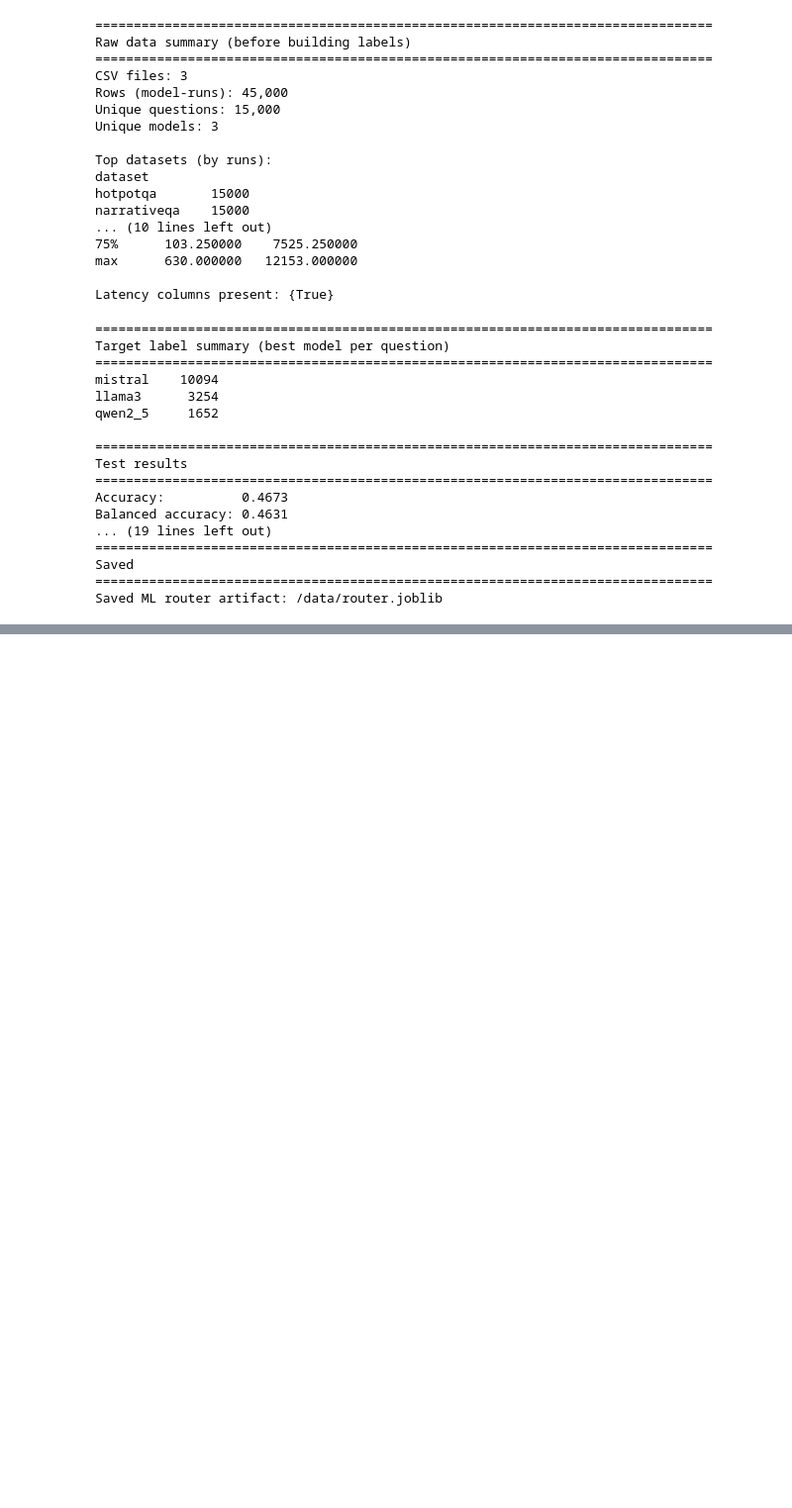
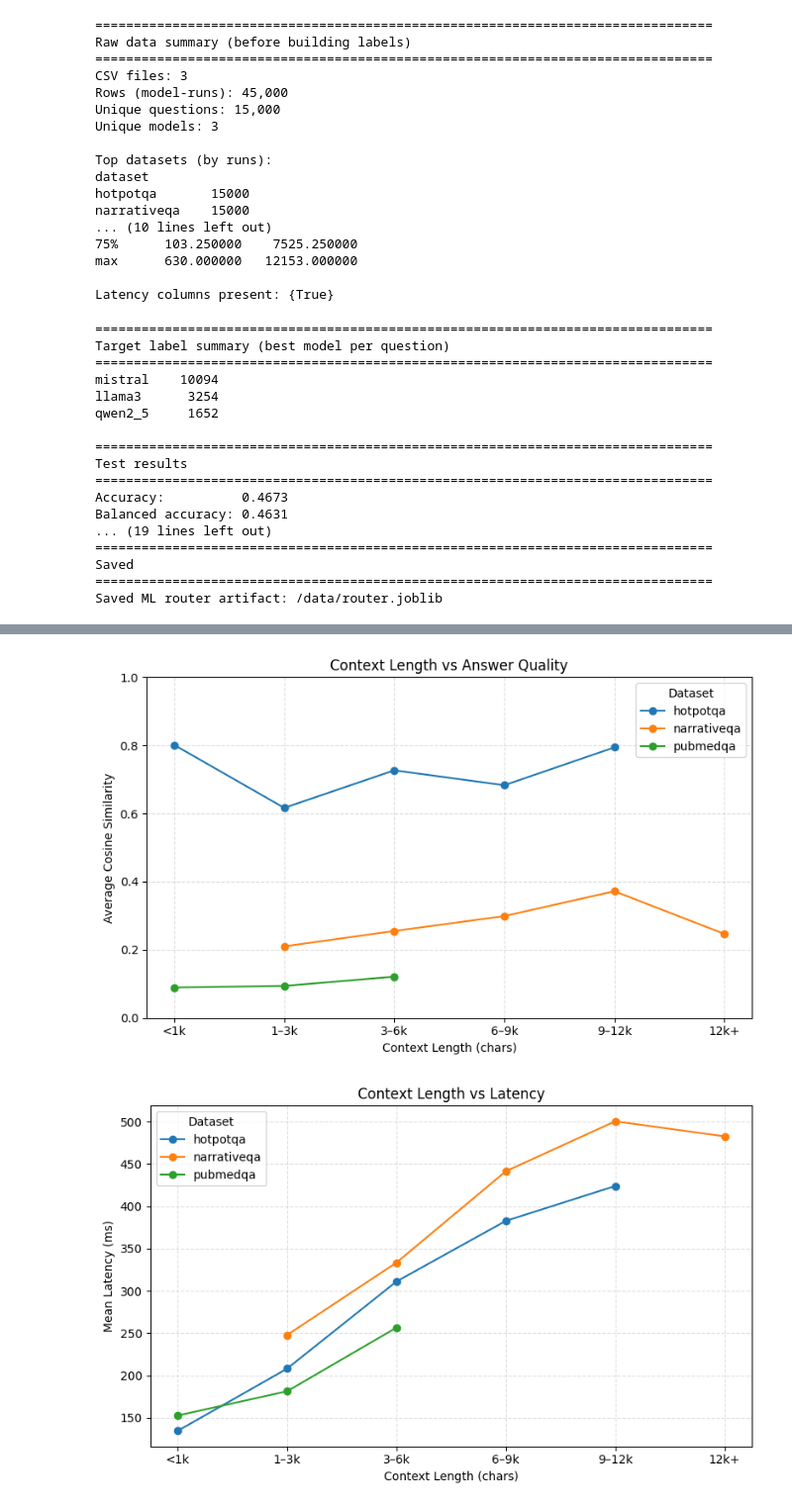
Before and after one commit to deshanshehntha/Milestone-2, a Jupyter notebook: SwitcherML.ipynb, the cells around one changed output, grey strips where cells are left out. Shown at 99% size. Saved outputs shown, nothing was run; the diff lists cells and outputs as text; code cells hidden in the pictures; blank space fills up the shorter version.

```diff
--- a/SwitcherML.ipynb
+++ b/SwitcherML.ipynb
@@ -1682,0 +1896,72 @@ Saved ML router artifact: /data/router.joblib
+# %%
+import pandas as pd
+import matplotlib.pyplot as plt
+
+# Load data
+hotpot = pd.read_csv("./hotpot.csv")
+narrative = pd.read_csv("./narrative.csv")
+pubmed = pd.read_csv("./pubmed.csv")
+
+df = pd.concat([hotpot, narrative, pubmed], ignore_index=True)
+
+# Bin context length
+df["context_bin"] = pd.cut(
+    df["context_chars"],
+    bins=[0, 1000, 3000, 6000, 9000, 12000, 20000],
+    labels=["<1k", "1–3k", "3–6k", "6–9k", "9–12k", "12k+"],
+)
+
+# Aggregate accuracy & latency per bin and dataset
+agg = (
+    df.groupby(["dataset", "context_bin"])
+      .agg(
+          mean_cosine=("answer_cosine_sim", "mean"),
+          mean_latency=("client_elapsed_ms", "mean"),
+          count=("question_id", "nunique"),
+      )
+      .reset_index()
+)
+
+# ---------- Context length vs cosine similarity ----------
+plt.figure(figsize=(8, 5))
+
+for dataset in agg["dataset"].unique():
+    subset = agg[agg["dataset"] == dataset]
+    plt.plot(
+        subset["context_bin"].astype(str),
+        subset["mean_cosine"],
+        marker="o",
+        label=dataset
+    )
+
+plt.title("Context Length vs Answer Quality")
+plt.xlabel("Context Length (chars)")
+plt.ylabel("Average Cosine Similarity")
+plt.ylim(0, 1)
+plt.legend(title="Dataset")
+plt.grid(True, linestyle="--", alpha=0.4)
+plt.tight_layout()
+plt.show()
+
+# ---------- Context length vs latency ----------
+plt.figure(figsize=(8, 5))
+
+for dataset in agg["dataset"].unique():
+    subset = agg[agg["dataset"] == dataset]
+    plt.plot(
+        subset["context_bin"].astype(str),
+        subset["mean_latency"],
+        marker="o",
+        label=dataset
+    )
+
+plt.title("Context Length vs Latency")
+plt.xlabel("Context Length (chars)")
+plt.ylabel("Mean Latency (ms)")
+plt.legend(title="Dataset")
+plt.grid(True, linestyle="--", alpha=0.4)
+plt.tight_layout()
+plt.show()
+# %% [output]
+[figure, added]
+[figure, added]
```
Also changed, not shown: parts of 11 cells of this notebook, 12 other files.
